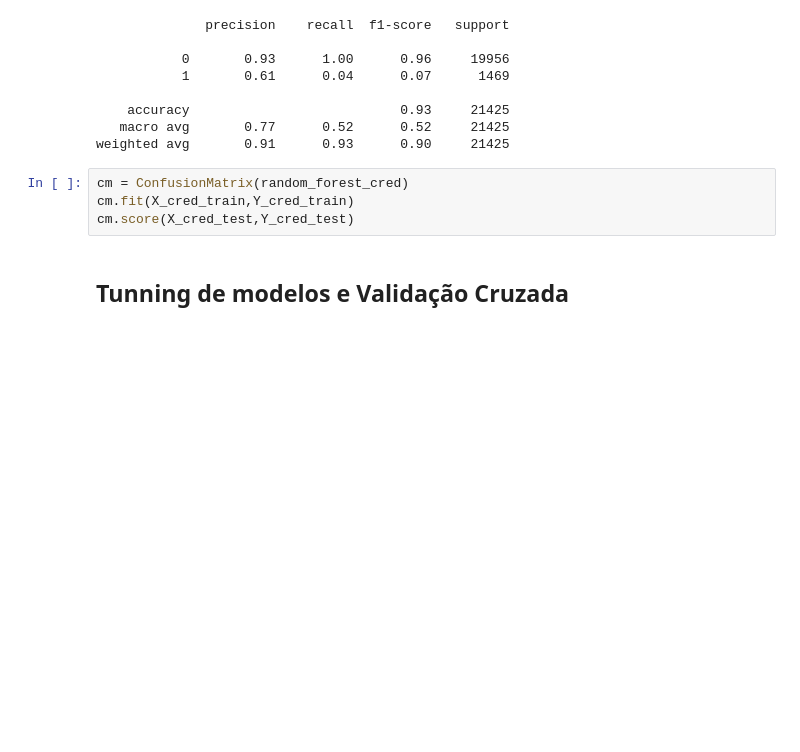
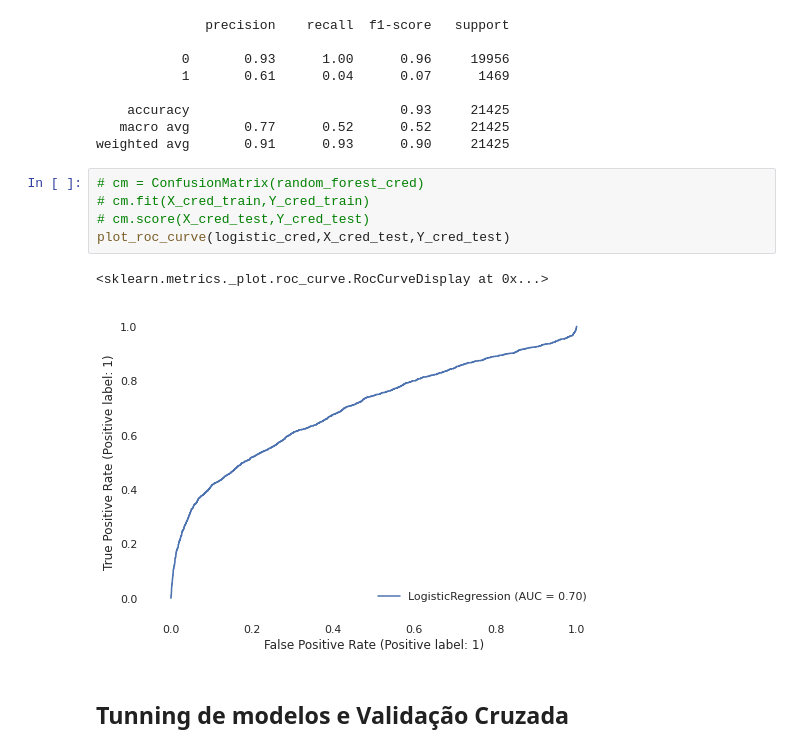
Before and after one commit to Renan-LS/Renan-LS, a Jupyter notebook: cred_score.ipynb, the cells around one changed output. Drawn from its saved outputs; the diff is of its cells as text; blank space fills up the shorter version.

```diff
--- a/cred_score.ipynb
+++ b/cred_score.ipynb
@@ -253,9 +254,13 @@ print(classification_report(Y_cred_test,previews))
    macro avg       0.77      0.52      0.52     21425
 weighted avg       0.91      0.93      0.90     21425
 # %%
-cm = ConfusionMatrix(random_forest_cred)
-cm.fit(X_cred_train,Y_cred_train)
-cm.score(X_cred_test,Y_cred_test)
+# cm = ConfusionMatrix(random_forest_cred)
+# cm.fit(X_cred_train,Y_cred_train)
+# cm.score(X_cred_test,Y_cred_test)
+plot_roc_curve(logistic_cred,X_cred_test,Y_cred_test)
+# %% [output]
+<sklearn.metrics._plot.roc_curve.RocCurveDisplay at 0x...>
+[figure, added]
 # %% [markdown]
 ## Tunning de modelos e Validação Cruzada
 # %%
```
Also changed, not shown: parts of 15 cells of this notebook.
